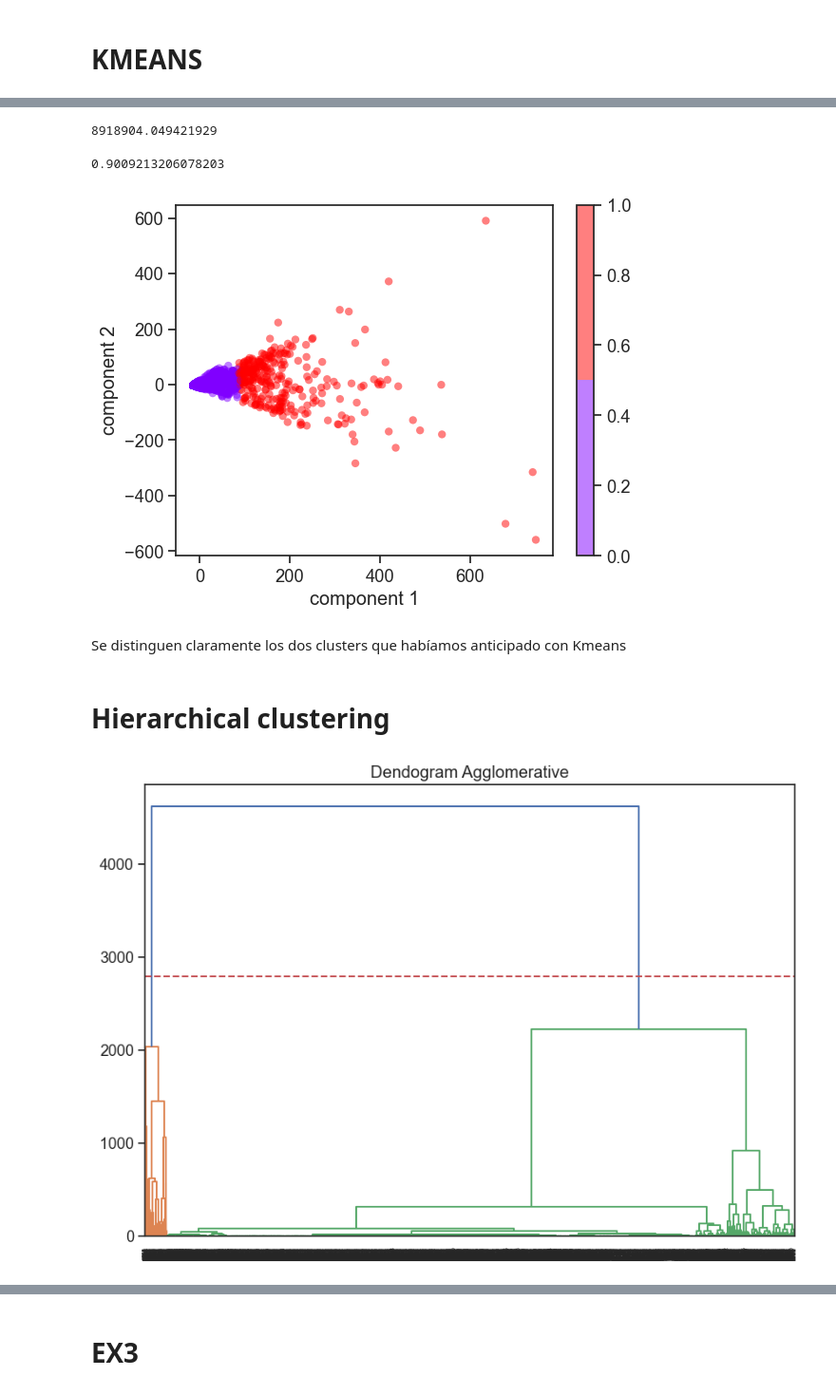
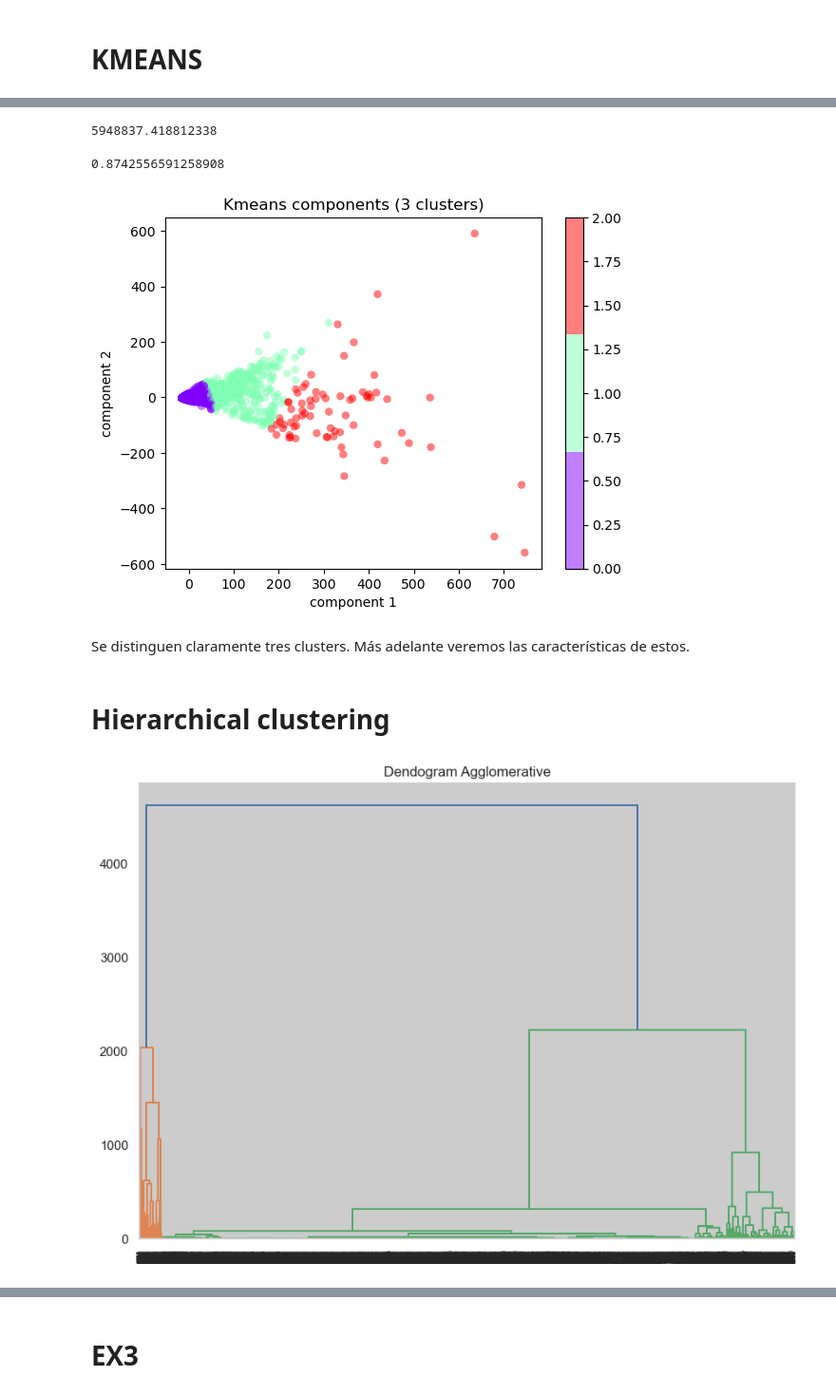
Before and after one commit to Llapi7/ML_unsupervised-, a Jupyter notebook: M8_T01.ipynb, the cells around one changed output, grey strips where cells are left out. Shown at 95% size. Cells and saved outputs as stored; diff of their text form; code cells hidden in the pictures.

```diff
--- a/M8_T01.ipynb
+++ b/M8_T01.ipynb
@@ -333,17 +325,17 @@ plt.ylabel('cumulative explained variance');
 # %% [markdown]
 # KMEANS
 # %%
-#Vamos a buscar el nº óptimo de cluster con el método Elbow
+#Vamos a buscar el nº óptimo de clusters con el método Elbow
 
 from sklearn.cluster import KMeans
 inertia = []
-K = range(1,10)
-algorithm = 'elkan'
 
-for k in range ( 1,10) :
-    Kmeans = KMeans(n_clusters=k, max_iter = 100, random_state = 42,algorithm = algorithm)
-    Kmeans.fit_predict(df_def1)
-    inertia.append(Kmeans.inertia_)
+
+
+for k in range(2,15):
+        Kmeans = KMeans(n_clusters=k, max_iter = 100, random_state = 42,algorithm = 'elkan')
+        Kmeans.fit(df_def)
+        inertia.append(Kmeans.inertia_)
 # %%
 # Plot
 
@@ -357,13 +352,12 @@ plt.plot(K, inertia)
 # %%
-# Training del modelo con n_clusters = 2 clusters
+# Training del modelo con n_clusters = 3 clusters
 
 
-Kmeans_2 = KMeans(n_clusters=2,
+Kmeans_3 = KMeans(n_clusters=3,
                   max_iter = 1000,
                   random_state = 42,
                   algorithm = 'elkan')
 # %%
 # Ajustamos a nuestros datos ( obtenemos Clusters :  Y )
 
-Y_k2 = Kmeans_2.fit_predict(df_def1)
-Y_k2
+Y_k3 = Kmeans_3.fit_predict(df_def).astype(int)
@@ -372,7 +364,7 @@ array([0, 0, 0, ..., 0, 0, 0])
 # %%
 # Añadimos Labels que acabamos de crear al df:
 
-df_def['Cluster']= Y_k2
-df_scaled['Cluster'] = Y_k2
-df_def
+df_def['Cluster']= Y_k3
+df_def.reset_index()
+df_def.columns
 # %% [output]
@@ -392,44 +372,45 @@ df_def
 # %%
-# Evaluamos el rendimiento de este clustering K_2 : SSE y Silhouette
+# Evaluamos el rendimiento de este clustering K_3 : SSE y Silhouette
+
 #SSE
 
 
-sse_k2 = Kmeans_2.inertia_
-sse_k2
+sse_k3 = Kmeans_3.inertia_
+sse_k3
 # %% [output]
-8918904.049421929
+5948837.418812338
 # %%
 #Silhouette
 
 
 from sklearn.metrics import silhouette_score
-silhouette_k2 = silhouette_score(df_def,Kmeans_2.labels_)
+silhouette_k3 = silhouette_score(df_def,Y_k3)
 
-silhouette_k2
+silhouette_k3
 # %% [output]
-0.9009213206078203
+0.8742556591258908
 # %%
-#Scatterplot de los Components
+#Scatterplot de los Components para Kmeans
 
 plt.scatter(df_def['PCA1'], df_def['PCA2'],
             c=df_def['Cluster'], edgecolor='none', alpha=0.5,
-            cmap=plt.cm.get_cmap('rainbow', 2))
+            cmap=plt.cm.get_cmap('rainbow', 3))
 plt.xlabel('component 1')
 plt.ylabel('component 2')
+plt.title('Kmeans components (3 clusters)')
 plt.colorbar();
 # %% [output]
-[figure, old version]
+[figure, new version]
 # %% [markdown]
-Se distinguen claramente los dos clusters que habíamos anticipado con Kmeans
+Se distinguen claramente  tres clusters. Más adelante veremos las características de estos.
 # %% [markdown]
 # Hierarchical clustering
 # %%
 import scipy.cluster.hierarchy as shc
 
 plt.figure(figsize=(10, 7))
 dend_ward = shc.dendrogram(shc.linkage(df_def, method='ward'))
 plt.title("Dendogram Agglomerative")
-plt.axhline(y=2800, color='r', linestyle='--')
 plt.show()
 # %% [output]
-[figure, old version]
+[figure, new version]
```
Also changed, not shown: parts of 47 cells of this notebook.
